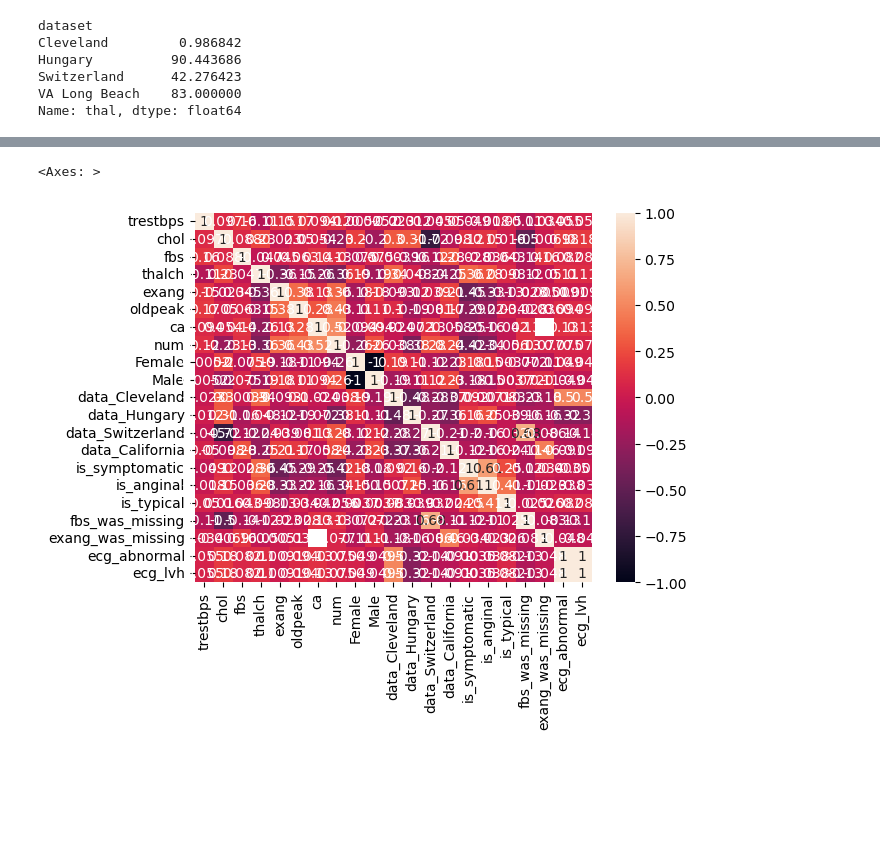
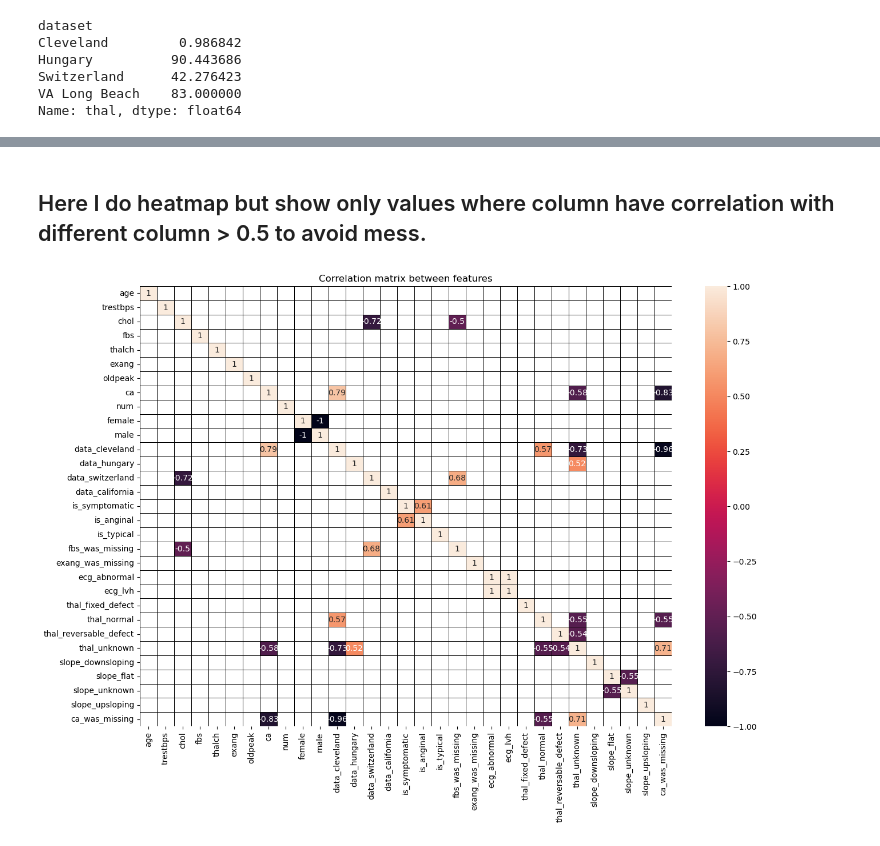
Before and after one commit to MichalPytlarz/ML-ISLP, a Jupyter notebook: Main_Project/cleaning_dataset.ipynb, the cells around one changed output, grey strips where cells are left out. Cells and saved outputs as stored; diff of their text form; code cells hidden in the pictures; blank space fills up the shorter version.

Commit message:
data prep and check their trustworthiness
Prepration dataset for ML part

```diff
--- a/Main_Project/cleaning_dataset.ipynb
+++ b/Main_Project/cleaning_dataset.ipynb
@@ -278,0 +322,9 @@ Name: thal, dtype: float64
+# %%
+data['slope'] = data['slope'].fillna('unknown')
+
+data_slope = pd.get_dummies(data = data["slope"], prefix="slope")
+data_slope = data_slope.astype(int)
+
+data.drop(columns="slope", inplace=True)
+data = pd.concat([data, data_slope], axis=1)
+data.head()
@@ -278,0 +342,4 @@ Name: thal, dtype: float64
+# %%
+data['ca_was_missing'] = data['ca'].isnull().astype(int)
+data['ca'] = data['ca'].fillna(-1)
+data['ca'] = data['ca'].astype(int)
@@ -278,0 +349,3 @@ Name: thal, dtype: float64
+# %%
+data.rename(columns={"thal_fixed defect": "thal_fixed_defect", "thal_reversable defect" : "thal_reversable_defect" }, inplace=True)
+data.head()
@@ -278,0 +360,3 @@ Name: thal, dtype: float64
+# %%
+data.columns = data.columns.str.lower()
+data.columns
@@ -337,5 +436,11 @@ data.describe()
+# %% [markdown]
+## Here I do heatmap but show only values where column have correlation with different column > 0.5 to avoid mess.
 # %%
-sns.heatmap(data.iloc[:,1:].corr(numeric_only=True), annot=True)
+corr = data.corr()
+mask = corr.abs() <= 0.5
+plt.figure(figsize=(15, 10))
+sns.heatmap(corr, mask=mask, annot=True, linewidths=0.5, linecolor='black' )
+plt.title("Correlation matrix between features")
+plt.show()
 # %% [output]
-<Axes: >
-[figure, old version]
+[figure, new version]
```
Also changed, not shown: parts of 24 cells of this notebook, 1 other file.
